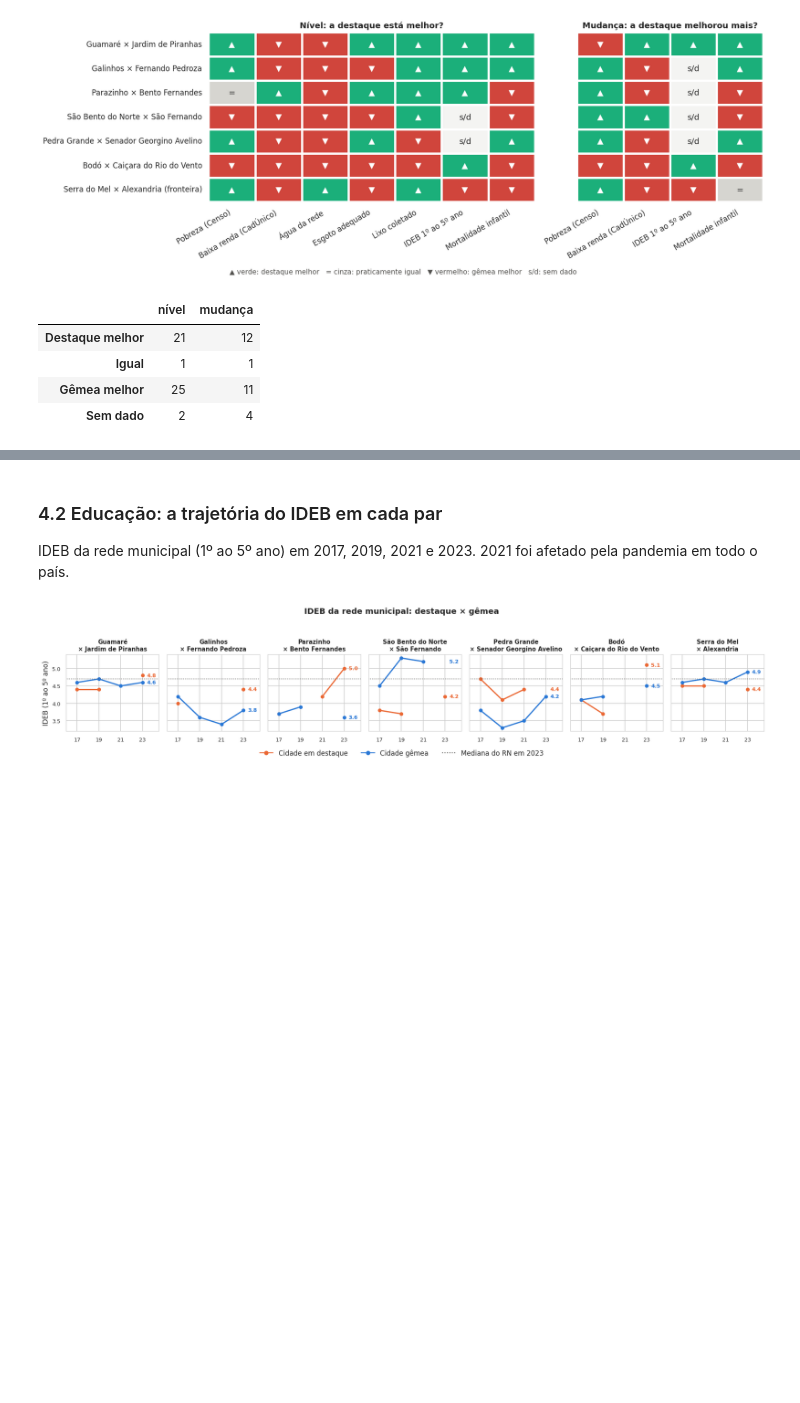
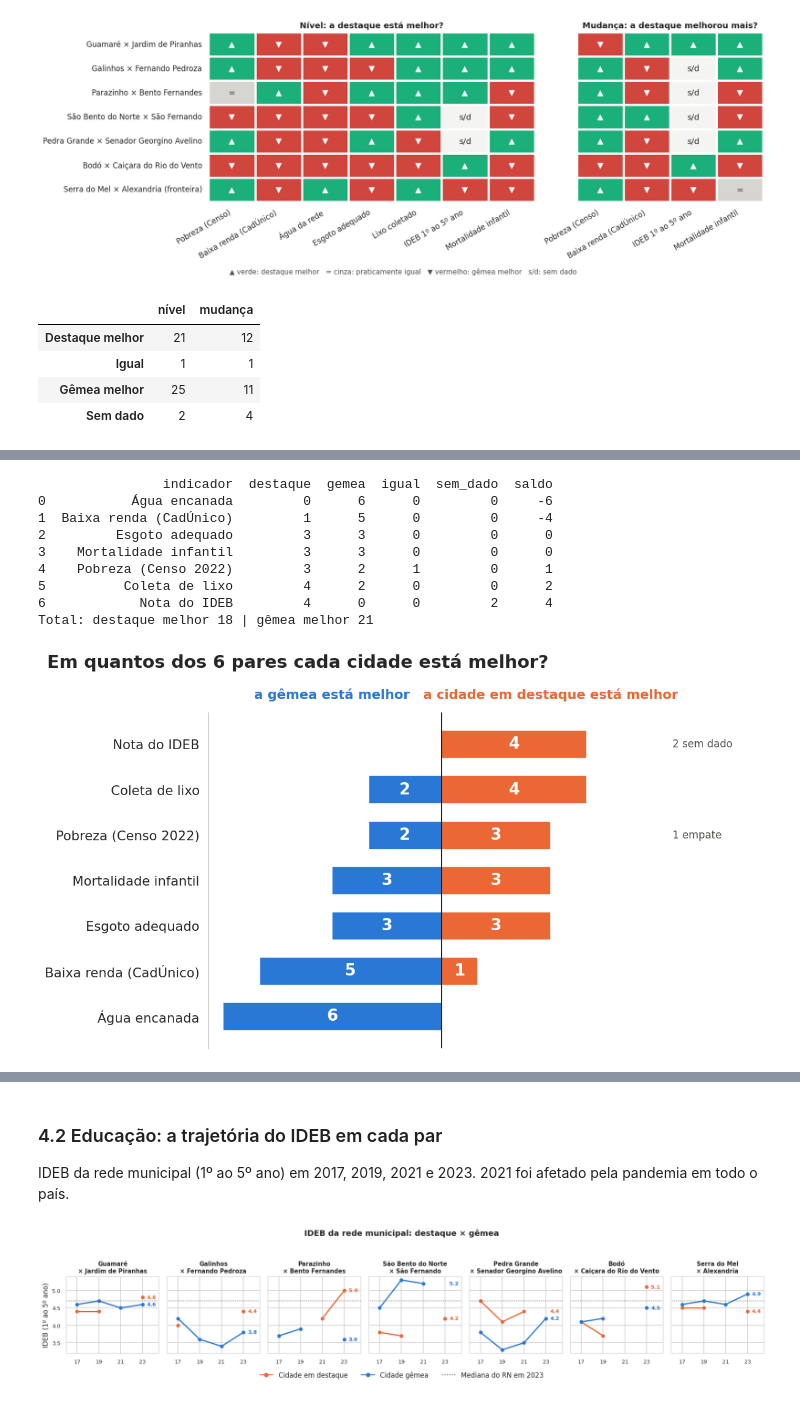
Before and after one commit to Renata-Nascimento/Projeto-U02-CD, a Jupyter notebook: resultado_final/notebooks/06_dependencia_e_gastos.ipynb, the cells around one changed output, grey strips where cells are left out. Drawn from its saved outputs; the diff is of its cells as text; code cells hidden in the pictures; blank space fills up the shorter version.

Commit message:
atualização de gráficos

```diff
--- a/resultado_final/notebooks/06_dependencia_e_gastos.ipynb
+++ b/resultado_final/notebooks/06_dependencia_e_gastos.ipynb
@@ -661,0 +792,80 @@ Número de pares (de 7) em que cada cidade está melhor. "–": mudança não co
+# %%
+info6 = ind.set_index('municipio')
+
+# (nome no gráfico, coluna, maior é melhor?, diferença mínima para contar como "praticamente igual")
+INDICADORES_PLACAR = [
+    ('Pobreza (Censo 2022)', 'pct_ate_meio_sm_censo', False, 1.0),
+    ('Baixa renda (CadÚnico)', 'cad_media', False, 1.0),
+    ('Água encanada', 'agua22', True, 1.0),
+    ('Esgoto adequado', 'esg22', True, 1.0),
+    ('Coleta de lixo', 'lixo22', True, 1.0),
+    ('Nota do IDEB', 'ai_2023', True, 0.1),
+    ('Mortalidade infantil', 'mort_2020_2023', False, 2.0),
+]
+linhas_placar = []
+for nome, col, maior_melhor, tol in INDICADORES_PLACAR:
+    dest = gem = igual = sem_dado = 0
+    for d, g in PARES_GRAF:
+        a, b = info6.loc[d, col], info6.loc[g, col]
+        if pd.isna(a) or pd.isna(b):
+            sem_dado += 1
+            continue
+        diferenca = (a - b) if maior_melhor else (b - a)
+        if abs(diferenca) < tol:
+            igual += 1
+        elif diferenca > 0:
+            dest += 1
+        else:
+            gem += 1
+    linhas_placar.append({'indicador': nome, 'destaque': dest, 'gemea': gem, 'igual': igual, 'sem_dado': sem_dado})
+placar_ind = pd.DataFrame(linhas_placar)
+placar_ind['saldo'] = placar_ind['destaque'] - placar_ind['gemea']
+placar_ind = placar_ind.sort_values('saldo', ascending=True).reset_index(drop=True)   # o melhor para a destaque fica em cima
+print(placar_ind)
+print(f'Total: destaque melhor {placar_ind["destaque"].sum()} | gêmea melhor {placar_ind["gemea"].sum()}')
+
+fig, ax = plt.subplots(figsize=(11, 6.2))
+y = np.arange(len(placar_ind))
+ax.barh(y, placar_ind['destaque'], color=LARANJA, height=0.62)
+ax.barh(y, -placar_ind['gemea'], color=AZUL, height=0.62)
+for yi, linha in placar_ind.iterrows():
+    if linha['destaque']:
+        ax.text(linha['destaque'] / 2, yi, str(linha['destaque']), ha='center', va='center', color='white',
+                fontsize=17, fontweight='bold')
+    if linha['gemea']:
+        ax.text(-linha['gemea'] / 2, yi, str(linha['gemea']), ha='center', va='center', color='white',
+                fontsize=17, fontweight='bold')
+    extra = []
+    if linha['igual']:
+        extra.append(f"{linha['igual']} empate")
+    if linha['sem_dado']:
+        extra.append(f"{linha['sem_dado']} sem dado")
+    if extra:
+        ax.text(6.35, yi, ', '.join(extra), va='center', fontsize=11, color='#52514e')
+ax.axvline(0, color='#0b0b0b', linewidth=1.2)
+ax.set_yticks(y)
+ax.set_yticklabels(placar_ind['indicador'], fontsize=14)
+ax.set_xlim(-6.4, 8.8)
+ax.set_xticks([])
+ax.set_ylim(-0.7, len(placar_ind) - 0.3)
+ax.grid(False)
+for lado in ['top', 'right', 'bottom']:
+    ax.spines[lado].set_visible(False)
+ax.text(-3, len(placar_ind) - 0.05, 'a gêmea está melhor', ha='center', va='bottom', fontsize=14, fontweight='bold',
+        color=AZUL)
+ax.text(3, len(placar_ind) - 0.05, 'a cidade em destaque está melhor', ha='center', va='bottom', fontsize=14,
+        fontweight='bold', color=LARANJA)
+fig.text(0.02, 0.975, 'Em quantos dos 6 pares cada cidade está melhor?', fontsize=19, fontweight='bold', va='top')
+plt.tight_layout(rect=(0, 0, 1, 0.92))
+plt.show()
+# %% [output]
+                indicador  destaque  gemea  igual  sem_dado  saldo
+0           Água encanada         0      6      0         0     -6
+1  Baixa renda (CadÚnico)         1      5      0         0     -4
+2         Esgoto adequado         3      3      0         0      0
+3    Mortalidade infantil         3      3      0         0      0
+4    Pobreza (Censo 2022)         3      2      1         0      1
+5          Coleta de lixo         4      2      0         0      2
+6            Nota do IDEB         4      0      0         2      4
+Total: destaque melhor 18 | gêmea melhor 21
+[figure, added]
```
Also changed, not shown: parts of 9 cells of this notebook.
